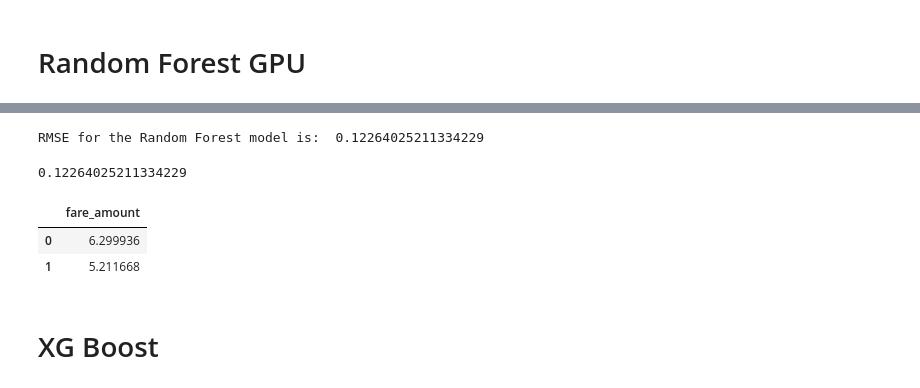
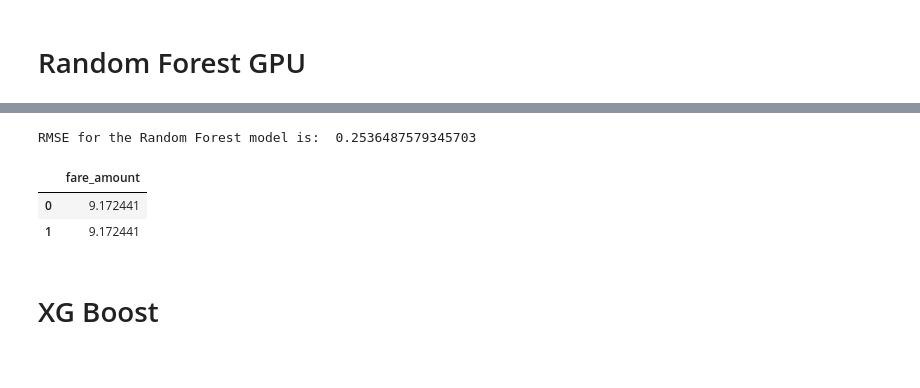
Before and after one commit to AlexSperka/BigData_Project, a Jupyter notebook: BigData.ipynb, the cells around one changed output, grey strips where cells are left out. Saved outputs shown, nothing was run; the diff lists cells and outputs as text; code cells hidden in the pictures.

```diff
--- a/BigData.ipynb
+++ b/BigData.ipynb
@@ -717,16 +672,15 @@ Wall time: 313 ms
 # %%
-y_pred = rf_cuml.predict(X_test)
+y_test_pred = rf_cuml.predict(X_test)
+score_Rand_For =calc_RMSE(y_test_pred, 'Random Forest')
+# %% [output]
+RMSE for the Random Forest model is:  0.2536487579345703
-# %%
-score_Rand_For =calc_RMSE(y_pred, 'Random Forest')
-# %% [output]
-RMSE for the Random Forest model is:  0.12264025211334229
-0.12264025211334229
-# %%
-save_model_csv(y_pred, 'submission_RandomForest')
-# %% [output]
-|  | fare_amount |
-| 0 | 6.299936 |
-| 1 | 5.211668 |
+# %%
+y_pred_RF = rf_cuml.predict(test)
+save_model_csv(y_pred_RF, 'submission_RandomForest')
+# %% [output]
+|  | fare_amount |
+| 0 | 9.172441 |
+| 1 | 9.172441 |
 # %% [markdown]
 # XG Boost
 # %%
```
Also changed, not shown: parts of 31 cells of this notebook.
